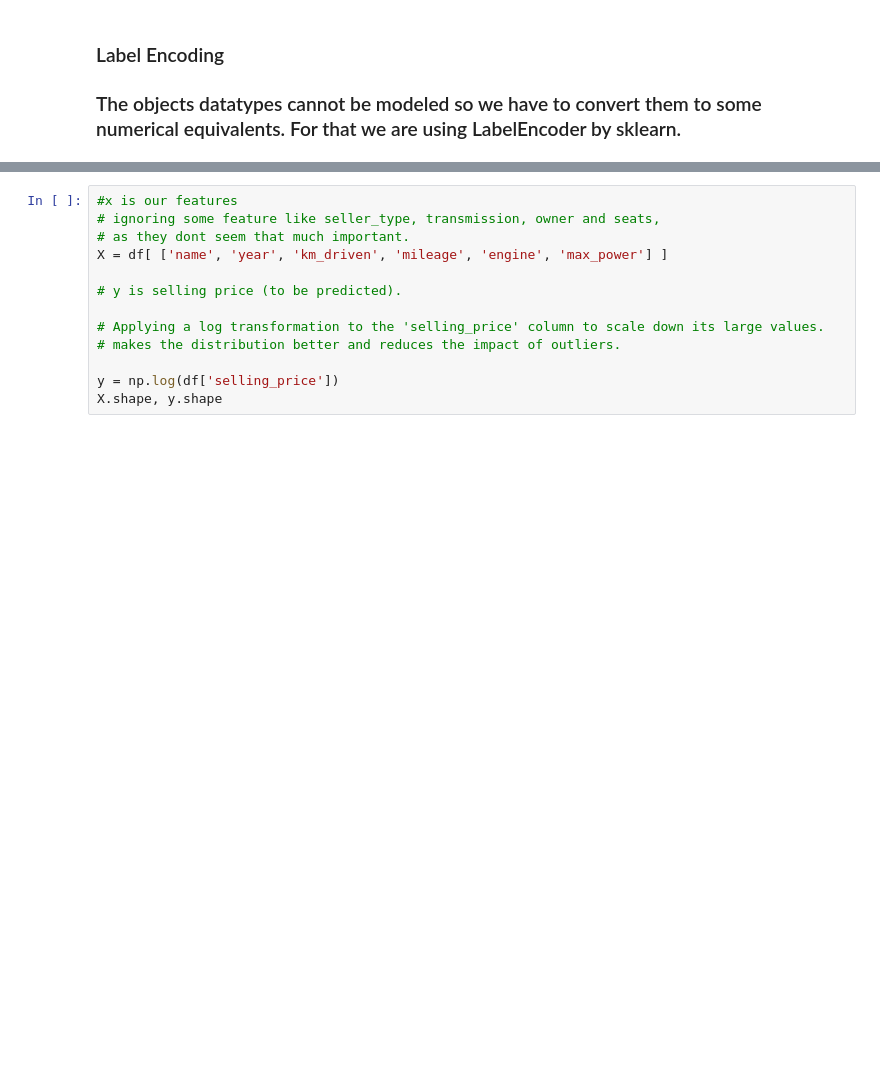
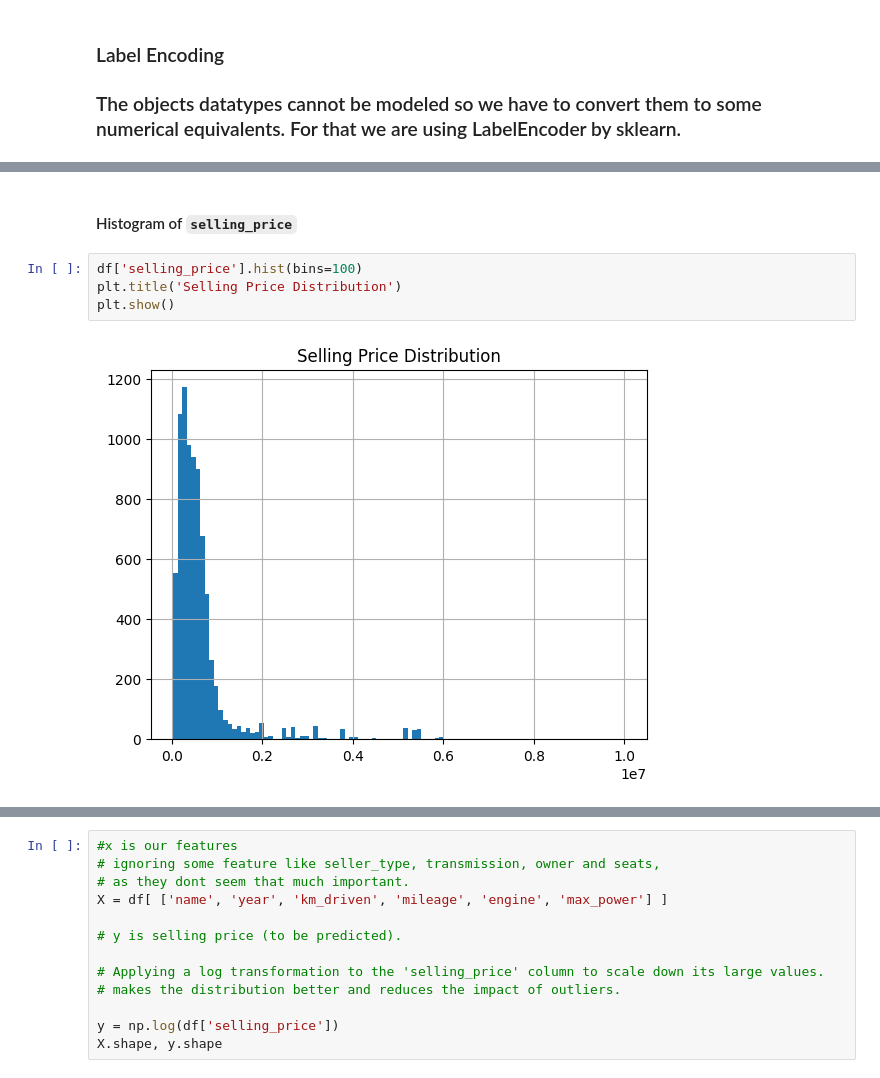
Before and after one commit to puskr99/car-price-prediction-ML, a Jupyter notebook: code/car-price-prediction.ipynb, the cells around one changed output, grey strips where cells are left out. Cells and saved outputs as stored; diff of their text form; blank space fills up the shorter version.

```diff
--- a/code/car-price-prediction.ipynb
+++ b/code/car-price-prediction.ipynb
@@ -197,0 +247,8 @@ df.head(1)
+# %% [markdown]
+#### Histogram of `selling_price`
+# %%
+df['selling_price'].hist(bins=100)
+plt.title('Selling Price Distribution')
+plt.show()
+# %% [output]
+[figure, added]
```
Also changed, not shown: parts of 21 cells of this notebook.
